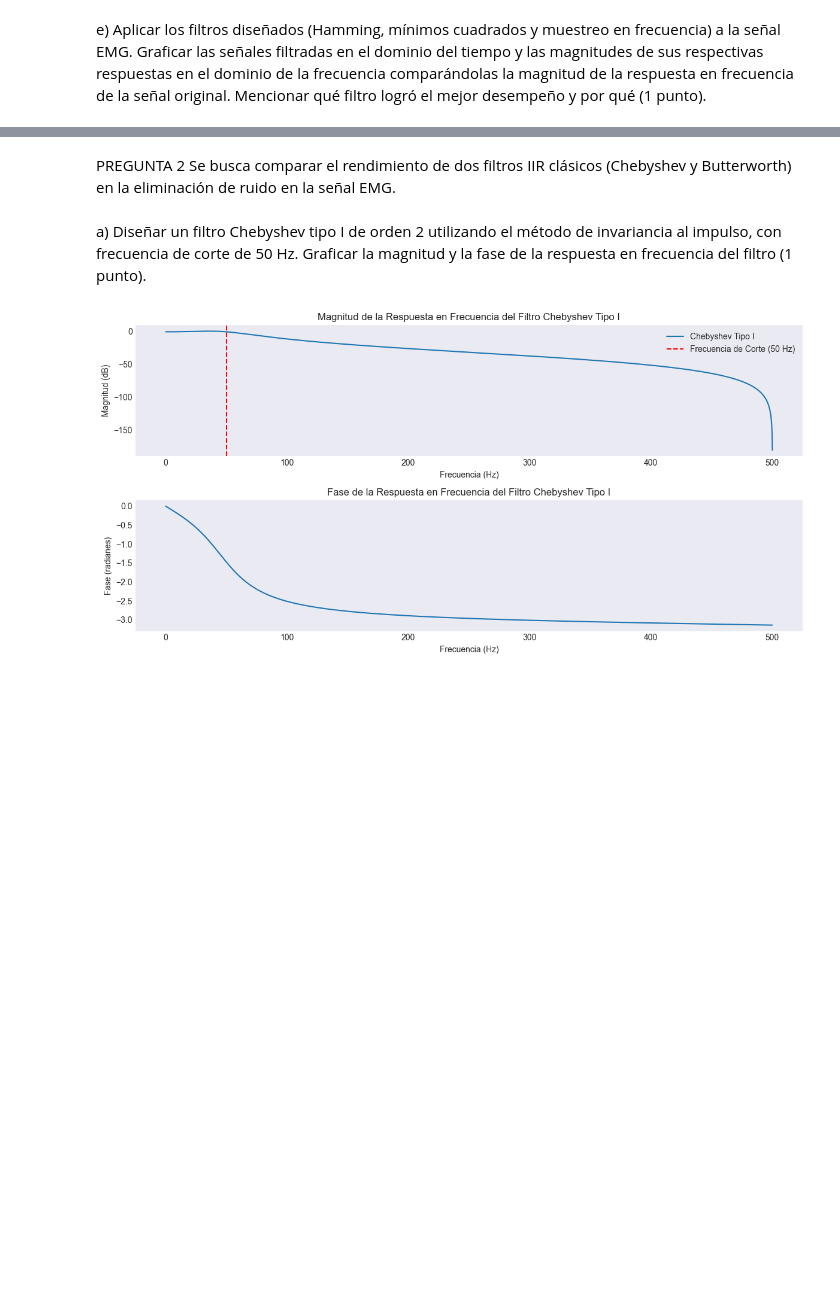
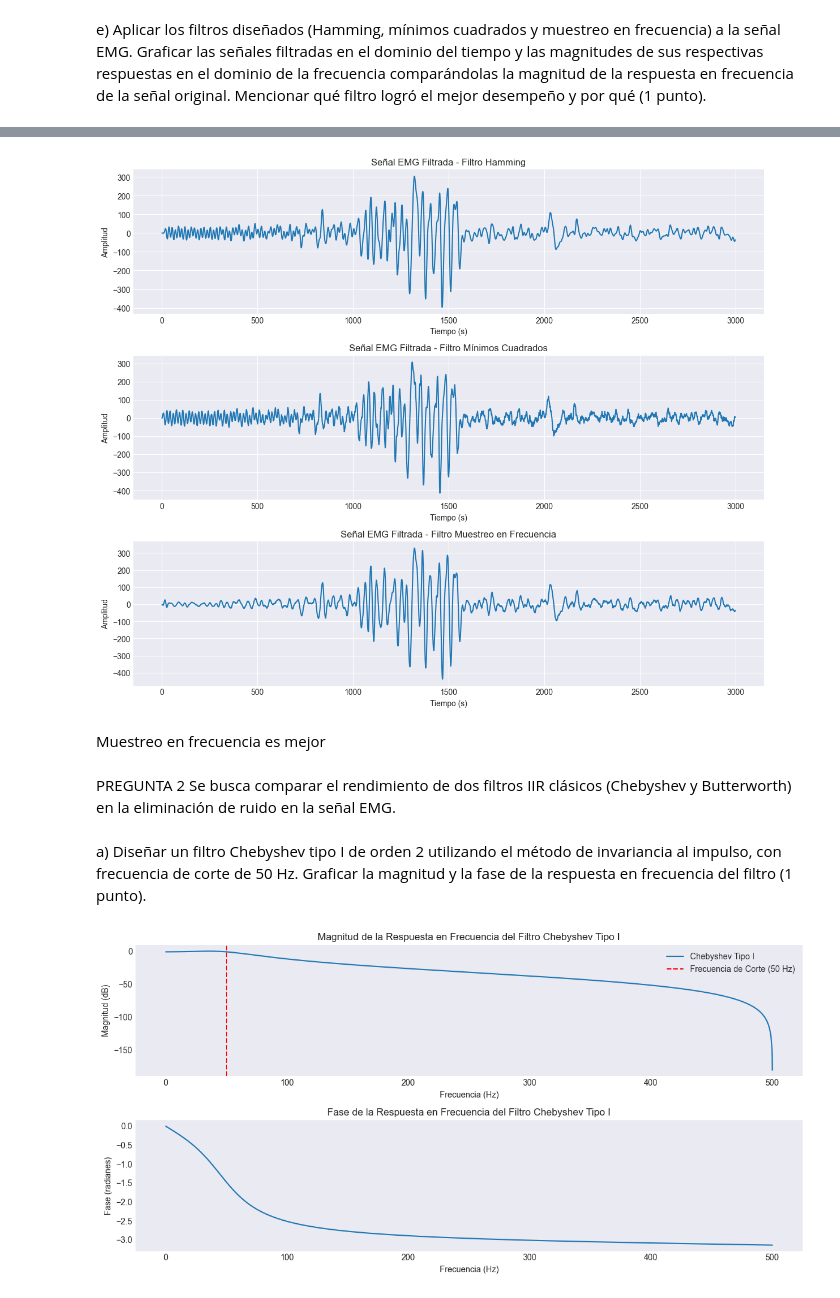
Before and after one commit to ExampleToFollow/PracticasPDS, a Jupyter notebook: Lab4/IF_LAB4_20213704.ipynb, the cells around one changed output, grey strips where cells are left out. Drawn from its saved outputs; the diff is of its cells as text; code cells hidden in the pictures; blank space fills up the shorter version.

```diff
--- a/Lab4/IF_LAB4_20213704.ipynb
+++ b/Lab4/IF_LAB4_20213704.ipynb
@@ -226,3 +229,29 @@ plt.show()
+# %%
+plt.figure(figsize=(12, 10))
+plt.subplot(3, 1, 1)
+plt.plot(emg_hamming, label="Filtro Hamming")
+plt.title("Señal EMG Filtrada - Filtro Hamming")
+plt.xlabel("Tiempo (s)")
+plt.ylabel("Amplitud")
+
+plt.subplot(3, 1, 2)
+plt.plot(emg_mincuad, label="Filtro Mínimos Cuadrados")
+plt.title("Señal EMG Filtrada - Filtro Mínimos Cuadrados")
+plt.xlabel("Tiempo (s)")
+plt.ylabel("Amplitud")
+
+plt.subplot(3, 1, 3)
+plt.plot(emg_muestreo, label="Filtro Muestreo en Frecuencia")
+plt.title("Señal EMG Filtrada - Filtro Muestreo en Frecuencia")
+plt.xlabel("Tiempo (s)")
+plt.ylabel("Amplitud")
+
+plt.tight_layout()
+plt.show()
+# %% [output]
+[figure, added]
+# %% [markdown]
+Muestreo en frecuencia es mejor
 # %% [markdown]
 PREGUNTA 2
 Se busca comparar el rendimiento de dos filtros IIR clásicos (Chebyshev y Butterworth) en la eliminación
```
Also changed, not shown: parts of 6 cells of this notebook.
